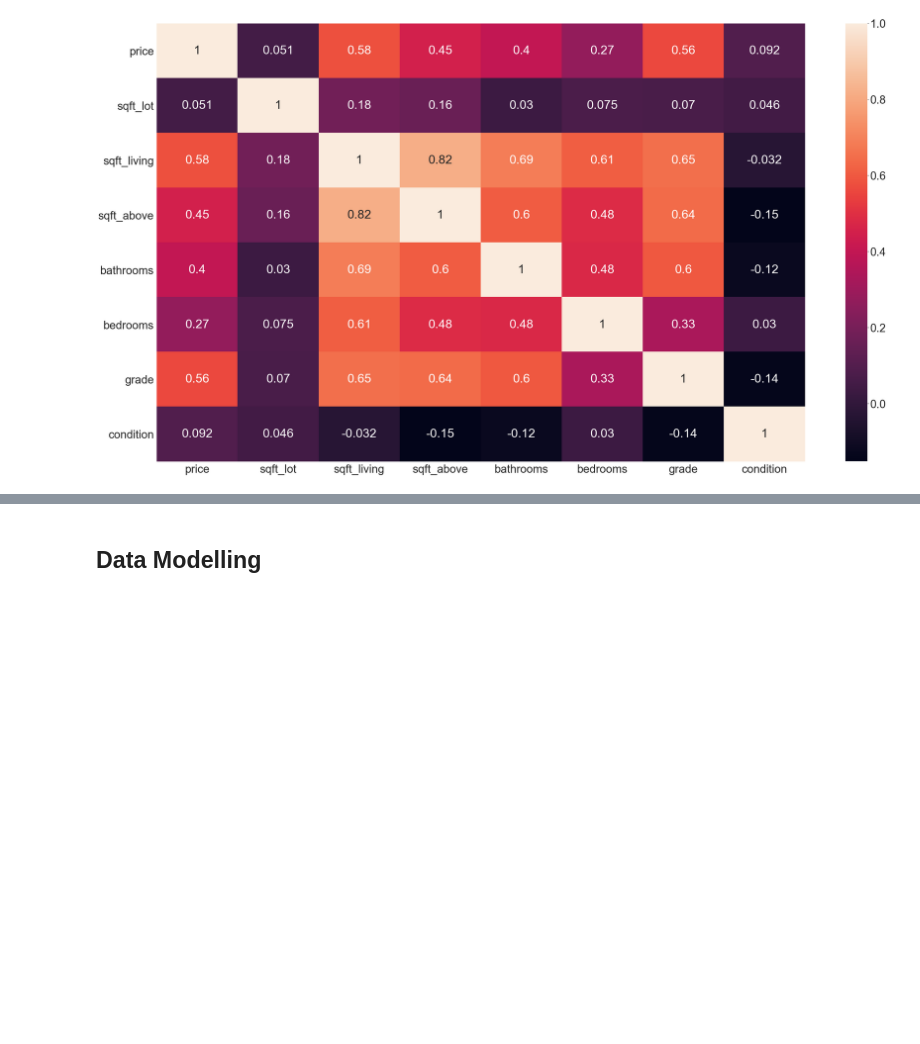
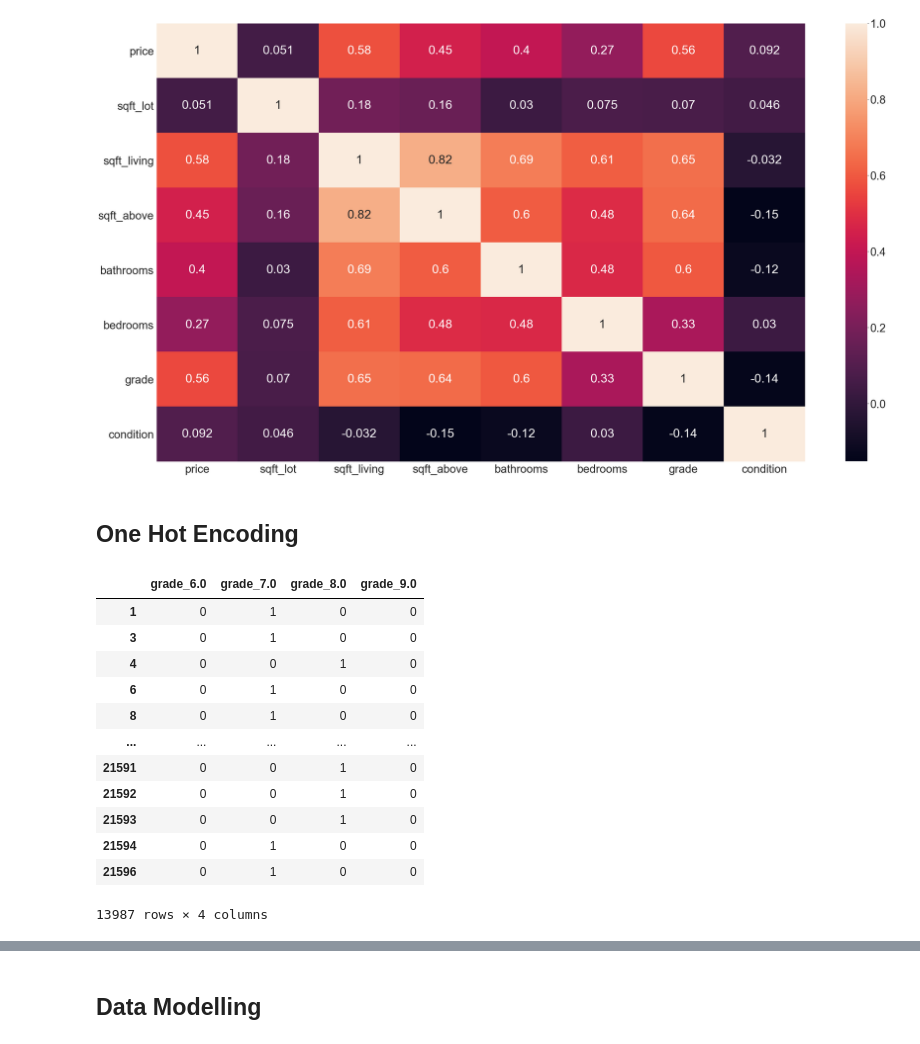
Before and after one commit to atienosonia/dsc-phase-2-project-v2-3, a Jupyter notebook: student.ipynb, the cells around one changed output, grey strips where cells are left out. Drawn from its saved outputs; the diff is of its cells as text; code cells hidden in the pictures; blank space fills up the shorter version.

```diff
--- a/student.ipynb
+++ b/student.ipynb
@@ -509,3 +532,25 @@ sns.heatmap(processed_df.corr(), annot=True)
 plt.show()
 # %% [output]
 [figure]
+# %% [markdown]
+## One Hot Encoding
+# %%
+""" transforming categorical variable grade to be able to incorporate it into our model """
+
+grade_df = processed_df[["grade"]].copy()
+grade_df = pd.get_dummies(grade_df, columns=["grade"], drop_first = True)
+grade_df
+# %% [output]
+|  | grade_6.0 | grade_7.0 | grade_8.0 | grade_9.0 |
+| 1 | 0 | 1 | 0 | 0 |
+| 3 | 0 | 1 | 0 | 0 |
+| 4 | 0 | 0 | 1 | 0 |
+| 6 | 0 | 1 | 0 | 0 |
+| 8 | 0 | 1 | 0 | 0 |
+| ... | ... | ... | ... | ... |
+| 21591 | 0 | 0 | 1 | 0 |
+| 21592 | 0 | 0 | 1 | 0 |
+| 21593 | 0 | 0 | 1 | 0 |
+| 21594 | 0 | 1 | 0 | 0 |
+| 21596 | 0 | 1 | 0 | 0 |
+13987 rows × 4 columns
```
Also changed, not shown: parts of 34 cells of this notebook.
